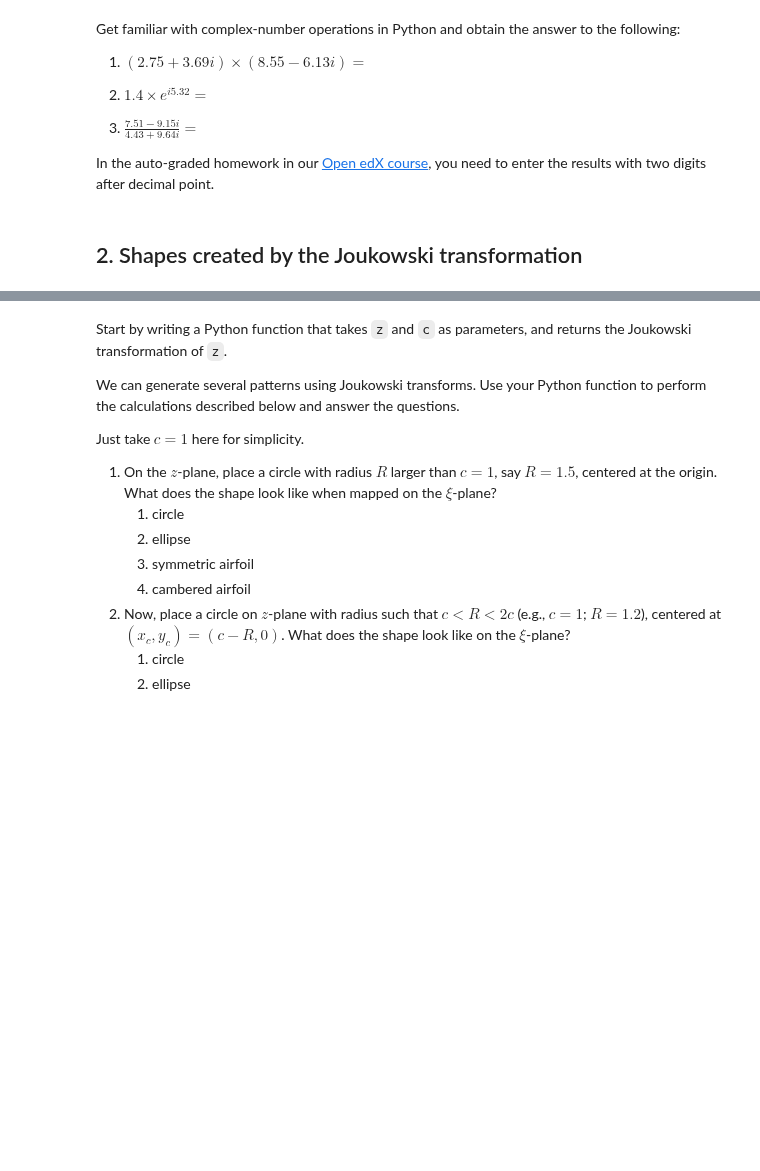
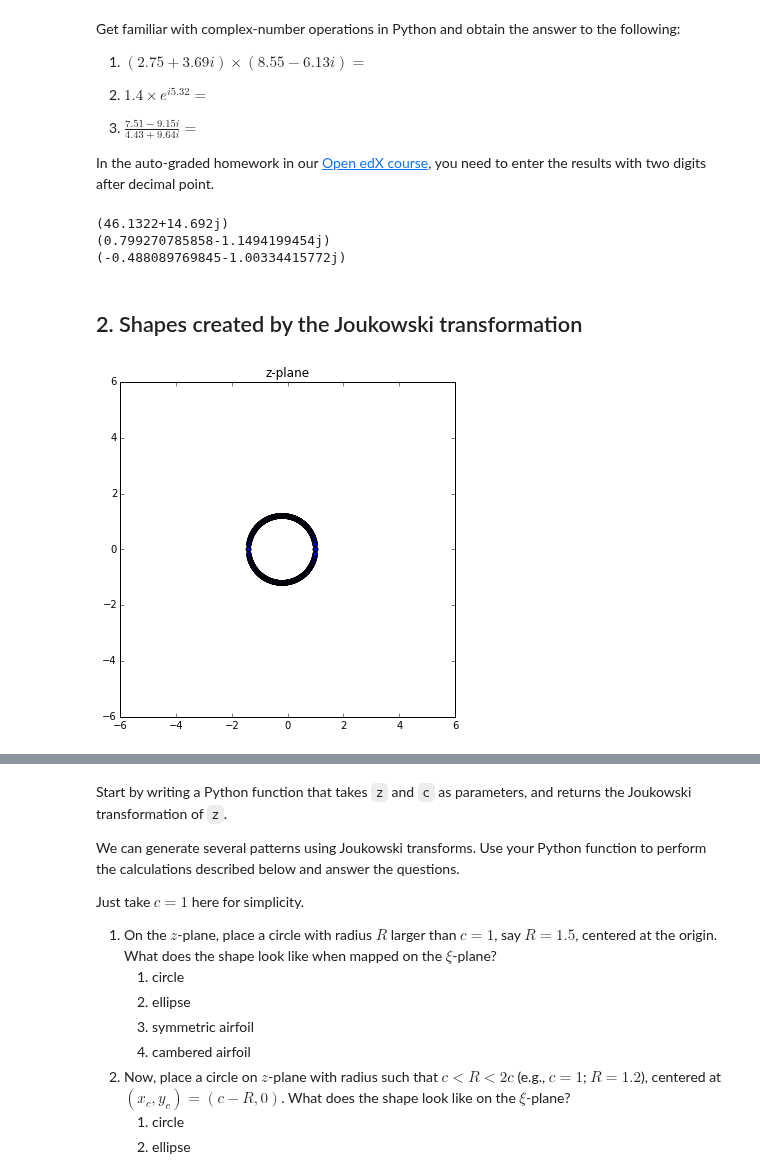
Before and after one commit to cbell14/Aero_Hydro, a Jupyter notebook: 06_Assignment.ipynb, the cells around one changed output, grey strips where cells are left out. Saved outputs shown, nothing was run; the diff lists cells and outputs as text; code cells hidden in the pictures; blank space fills up the shorter version.

```diff
--- a/06_Assignment.ipynb
+++ b/06_Assignment.ipynb
@@ -63,5 +63,28 @@ Get familiar with complex-number operations in Python and obtain the answer to t
 3. $\frac{7.51-9.15i}{4.43+9.64i}=$
 
 In the auto-graded homework in our [Open edX course](http://openedx.seas.gwu.edu/courses/GW/MAE6226/2014_spring/about), you need to enter the results with two digits after decimal point.
+# %%
+import math
+import numpy as np
+from matplotlib import pyplot as plt
+from pylab import rcParams
+rcParams['font.size'] = 16
+#rcParams['figure.figsize'] = (8,8)
+from functions import gen_uform_grid, vel_uniform_flow,\
+    sf_uniform_flow, vel_doublet, sf_doublet,\
+    vel_vortex, sf_vortex
+# %%
+a = 2.75 + 3.69j
+b = 8.55 - 6.13j
+print(a*b)
+c = 1.4 * np.exp(5.32j)
+print(c)
+d = 7.51-9.15j
+e = 4.43+9.64j
+print(d/e)
+# %% [output]
+(46.1322+14.692j)
+(0.799270785858-1.1494199454j)
+(-0.488089769845-1.00334415772j)
 # %% [markdown]
 ## 2. Shapes created by the Joukowski transformation
@@ -67,0 +106,25 @@ In the auto-graded homework in our [Open edX course](http://openedx.seas.gwu.edu
+# %%
+N = 200
+c =1.0
+r = 1.2 #sqrt(((c+.1)**2 + .1**2)) cambered case
+x_start, x_end = -5.0, 5.0
+y_start, y_end = -5.0, 5.0
+x0, y0 = c-r, 0
+xcircle = np.linspace(-r,r,N)+x0
+y_pos = np.sqrt(r**2. - (xcircle-x0)**2.) + y0
+y_neg = -np.sqrt(r**2. - (xcircle-x0)**2.) + y0
+
+xcomb = np.concatenate([xcircle, xcircle])
+ycomb = np.concatenate([y_pos, y_neg])
+coords = np.vstack((xcomb, ycomb))
+zeta = np.empty_like(coords, dtype=complex)
+zeta.real = coords[0,:]
+zeta.imag = coords[1,:]
+
+plt.figure(figsize(6,6))
+plt.scatter(zeta.real, zeta.imag)
+plt.title('z-plane')
+plt.xlim(x_start-1.0,x_end+1.0)
+plt.ylim(y_start-1.0,y_end+1.0);
+# %% [output]
+[figure, added]
```
Also changed, not shown: parts of 5 cells of this notebook, 26 other files.
